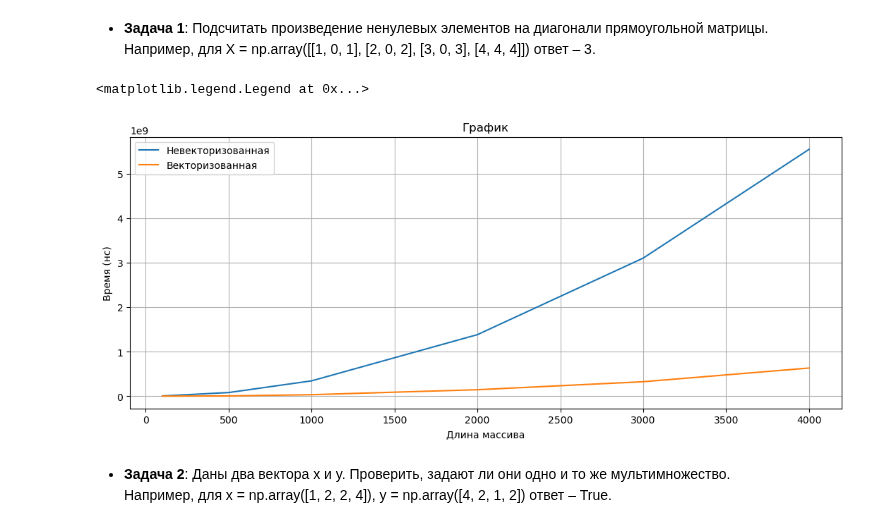
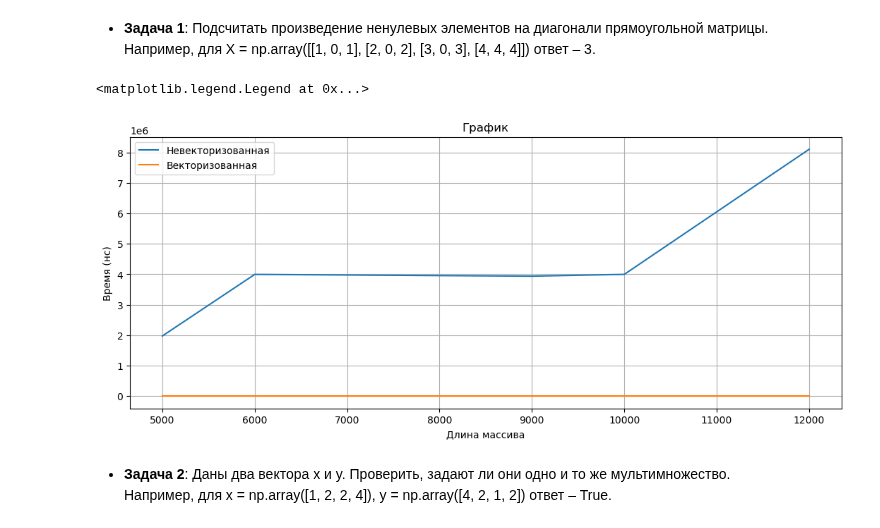
Before and after one commit to FynjyBath/MLhomework-Python-AESC, a Jupyter notebook: task1/task1_numpy_practive.ipynb, the cells around one changed output. Saved outputs shown, nothing was run; the diff lists cells and outputs as text; code cells hidden in the pictures.

```diff
--- a/task1/task1_numpy_practive.ipynb
+++ b/task1/task1_numpy_practive.ipynb
@@ -51,37 +51,38 @@ from functions import prod_non_zero_diag as f
 from functions_vectorized import prod_non_zero_diag as fv
 
 %matplotlib inline
 
-sizes = [100, 500, 1000, 2000, 3000, 4000]
+sizes = [5000, 6000, 7000, 9000, 10000, 12000]
 list_f = []
 list_fv = []
 
 for i in sizes:
+    m = [[np.random.rand() for _ in range(i)] for __ in range(i)]
+    m_np = np.array(m)
+
     start_f = time.time_ns()
-    m = [[np.random.rand() for _ in range(i)] for __ in range(i)]
     f(m)
     end_f = time.time_ns()
     time_f = end_f - start_f
     list_f.append(time_f)
 
     start_fv = time.time_ns()
-    m_np = np.array(m)
     fv(m_np)
     end_fv = time.time_ns()
     time_fv = end_fv - start_fv
     list_fv.append(time_fv)
 
 f, (ax) = plt.subplots(1, 1, figsize=(13, 5))
 ax.plot(sizes, np.array(list_f), label=u"Невекторизованная")
 ax.plot(sizes, np.array(list_fv), label=u"Векторизованная")
 ax.set_title(u"График")
 ax.set_xlabel(u"Длина массива")
 ax.set_ylabel(u"Время (нс)")
 ax.grid()
 ax.legend()
 # %% [output]
 <matplotlib.legend.Legend at 0x...>
-[figure, old version]
+[figure, new version]
 # %% [markdown]
 
 
```
Also changed, not shown: parts of 1 cell of this notebook.
